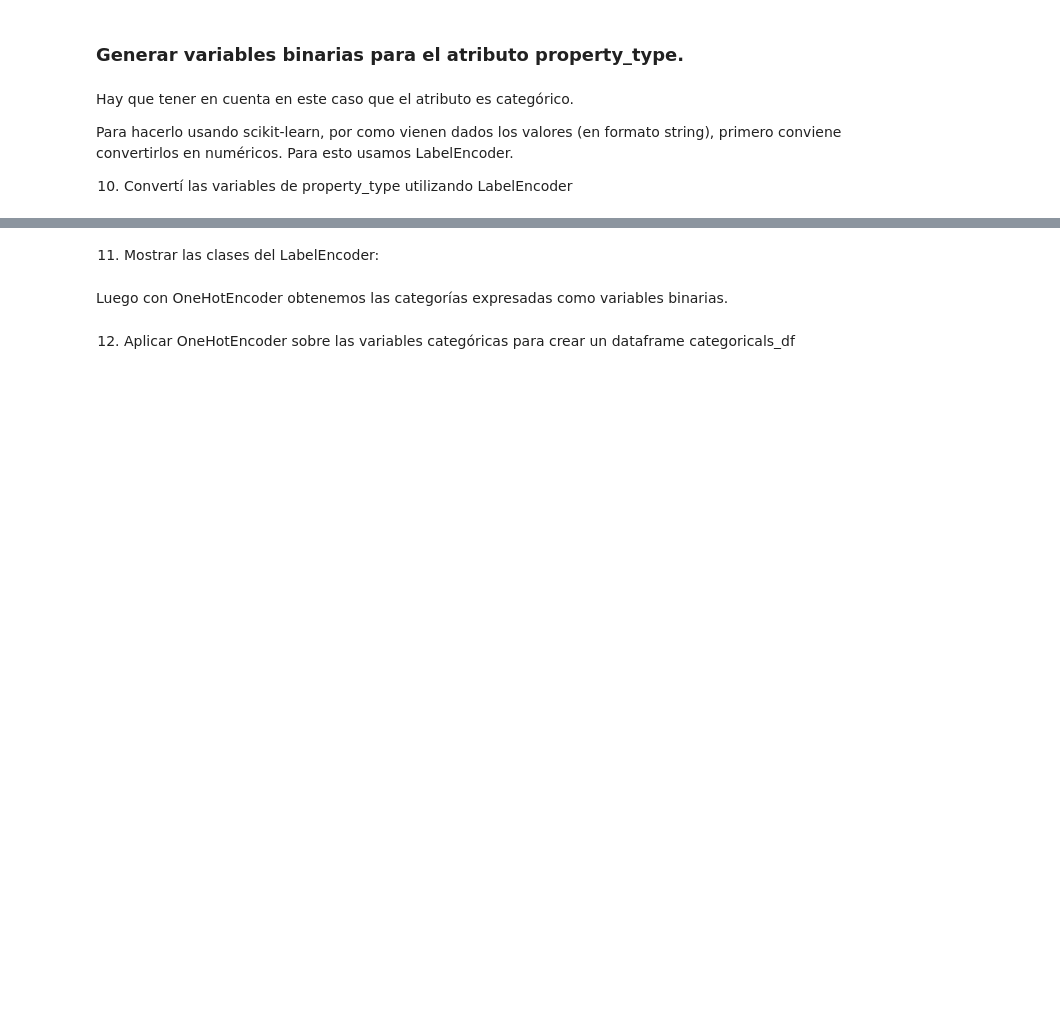
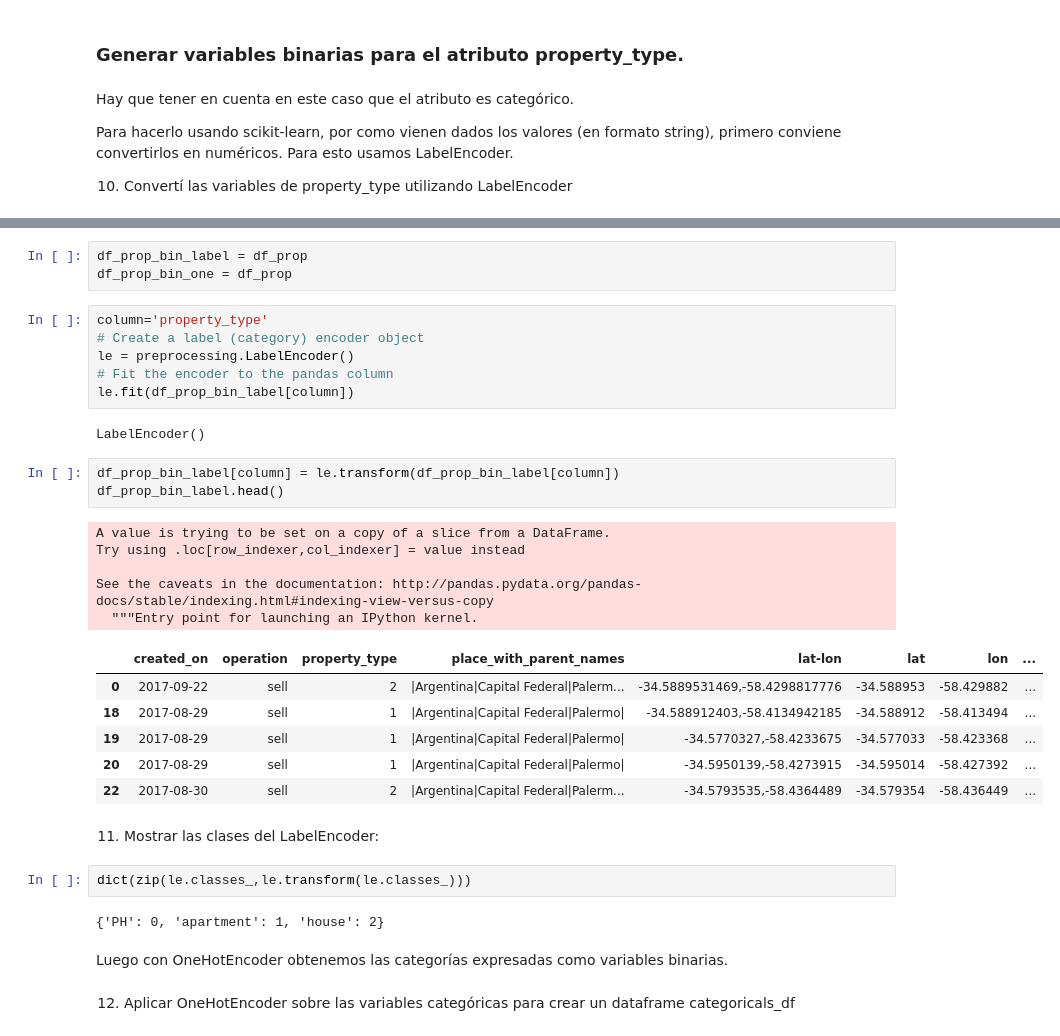
Before and after one commit to mnuclle/DiploDatos, a Jupyter notebook: 00 - Mentorias/2. Mentoria AyCD/Analisis_y_curación.ipynb, the cells around one changed output, grey strips where cells are left out. Cells and saved outputs as stored; diff of their text form; blank space fills up the shorter version.

```diff
--- a/00 - Mentorias/2. Mentoria AyCD/Analisis_y_curación.ipynb
+++ b/00 - Mentorias/2. Mentoria AyCD/Analisis_y_curación.ipynb
@@ -659,5 +680,35 @@ Para hacerlo usando scikit-learn, por como vienen dados los valores (en formato
+# %%
+df_prop_bin_label = df_prop
+df_prop_bin_one = df_prop
+# %%
+column='property_type'
+# Create a label (category) encoder object
+le = preprocessing.LabelEncoder()
+# Fit the encoder to the pandas column
+le.fit(df_prop_bin_label[column])
+# %% [output]
+LabelEncoder()
+# %%
+df_prop_bin_label[column] = le.transform(df_prop_bin_label[column])
+df_prop_bin_label.head()
+# %% [output]
+A value is trying to be set on a copy of a slice from a DataFrame.
+Try using .loc[row_indexer,col_indexer] = value instead
+
+See the caveats in the documentation: http://pandas.pydata.org/pandas-docs/stable/indexing.html#indexing-view-versus-copy
+  """Entry point for launching an IPython kernel.
+|  | created_on | operation | property_type | place_with_parent_names | lat-lon | lat | lon | ... |
+| 0 | 2017-09-22 | sell | 2 | |Argentina|Capital Federal|Palerm... | -34.5889531469,-58.4298817776 | -34.588953 | -58.429882 | ... |
+| 18 | 2017-08-29 | sell | 1 | |Argentina|Capital Federal|Palermo| | -34.588912403,-58.4134942185 | -34.588912 | -58.413494 | ... |
+| 19 | 2017-08-29 | sell | 1 | |Argentina|Capital Federal|Palermo| | -34.5770327,-58.4233675 | -34.577033 | -58.423368 | ... |
+| 20 | 2017-08-29 | sell | 1 | |Argentina|Capital Federal|Palermo| | -34.5950139,-58.4273915 | -34.595014 | -58.427392 | ... |
+| 22 | 2017-08-30 | sell | 2 | |Argentina|Capital Federal|Palerm... | -34.5793535,-58.4364489 | -34.579354 | -58.436449 | ... |
 # %% [markdown]
 11) Mostrar las clases del LabelEncoder:
+# %%
+dict(zip(le.classes_,le.transform(le.classes_)))
+# %% [output]
+{'PH': 0, 'apartment': 1, 'house': 2}
 # %% [markdown]
 Luego con OneHotEncoder obtenemos las categorías expresadas como variables binarias.
 # %% [markdown]
```
Also changed, not shown: parts of 14 cells of this notebook.
